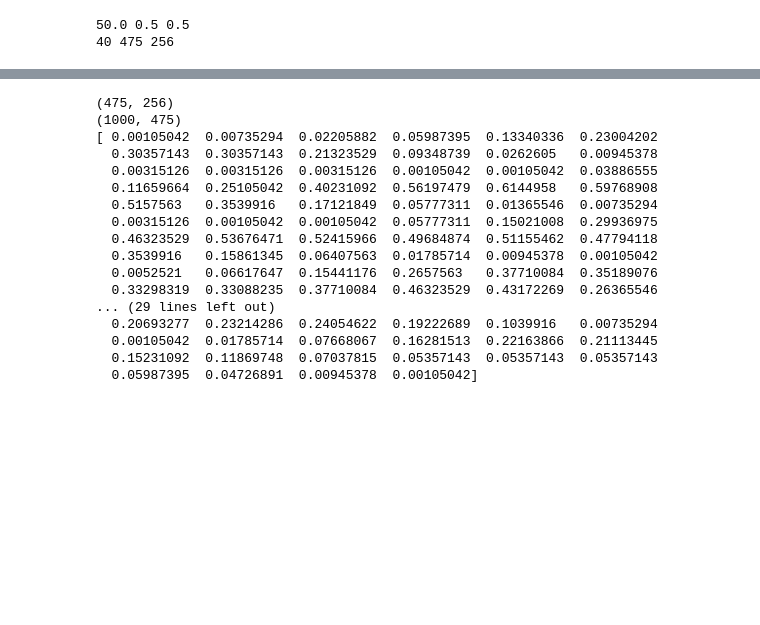
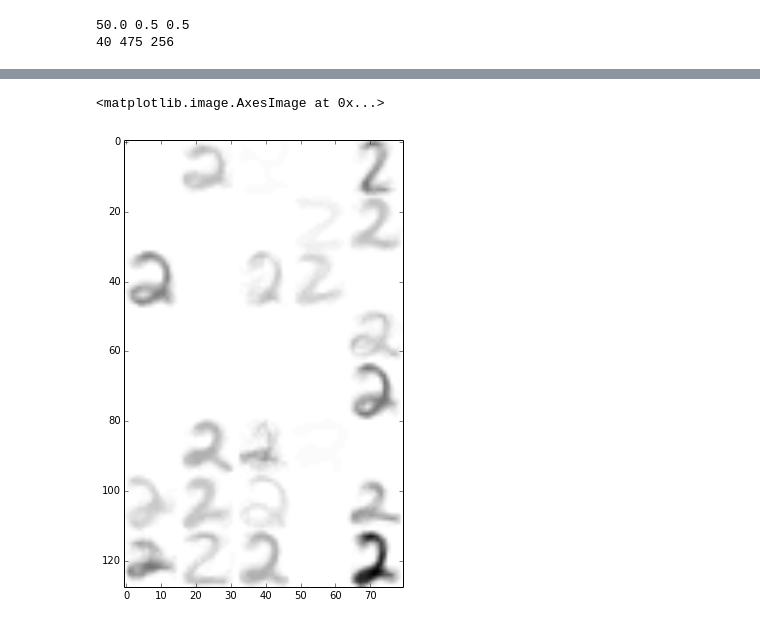
Before and after one commit to stephentu/mcmc-sandbox, a Jupyter notebook: gibbs/gibbs-beta-bernoulli.ipynb, the cells around one changed output, grey strips where cells are left out. Saved outputs shown, nothing was run; the diff lists cells and outputs as text; code cells hidden in the pictures; blank space fills up the shorter version.

Commit message:
WIP: digit clusters are now plotted

```diff
--- a/gibbs/gibbs-beta-bernoulli.ipynb
+++ b/gibbs/gibbs-beta-bernoulli.ipynb
@@ -424,28 +424,2 @@ gibbs_beta_bernoulli(usps_Y, usps_K, usps_alpha, usps_beta, usps_gamma, usps_tim
 # %%
 usps_chain = gibbs_beta_bernoulli(usps_Y, usps_K, usps_alpha, usps_beta, usps_gamma, usps_niters)
-# %%
-
-print usps_Y.shape
-print usps_chain.shape
-
-def posterior_thetas(Y, beta, gamma):
-    N, D = Y.shape
-    return (beta + Y.sum(axis=0)) / (beta + gamma + N)
-# %% [output]
-(475, 256)
-(1000, 475)
-[ 0.00105042  0.00735294  0.02205882  0.05987395  0.13340336  0.23004202
-  0.30357143  0.30357143  0.21323529  0.09348739  0.0262605   0.00945378
-  0.00315126  0.00315126  0.00315126  0.00105042  0.00105042  0.03886555
-  0.11659664  0.25105042  0.40231092  0.56197479  0.6144958   0.59768908
-  0.5157563   0.3539916   0.17121849  0.05777311  0.01365546  0.00735294
-  0.00315126  0.00105042  0.00105042  0.05777311  0.15021008  0.29936975
-  0.46323529  0.53676471  0.52415966  0.49684874  0.51155462  0.47794118
-  0.3539916   0.15861345  0.06407563  0.01785714  0.00945378  0.00105042
-  0.0052521   0.06617647  0.15441176  0.2657563   0.37710084  0.35189076
-  0.33298319  0.33088235  0.37710084  0.46323529  0.43172269  0.26365546
-... (29 lines left out)
-  0.20693277  0.23214286  0.24054622  0.19222689  0.1039916   0.00735294
-  0.00105042  0.01785714  0.07668067  0.16281513  0.22163866  0.21113445
-  0.15231092  0.11869748  0.07037815  0.05357143  0.05357143  0.05357143
-  0.05987395  0.04726891  0.00945378  0.00105042]
@@ -452,3 +438,15 @@ def posterior_thetas(Y, beta, gamma):
+# %%
+digits_per_row = 5
+assert not (pt.shape[0] % digits_per_row)
+img = np.vstack([
+    np.hstack([
+        p.reshape((16, 16)) for p in pt[i:(i+digits_per_row)]])
+    for i in xrange(0, pt.shape[0], digits_per_row)])
+plt.rcParams['figure.figsize'] = (10.0, 8.0)
+plt.imshow(img, cmap=plt.cm.binary)
+# %% [output]
+<matplotlib.image.AxesImage at 0x...>
+[figure, added]
 # %%
 from IPython import parallel
 clients = parallel.Client()
```
Also changed, not shown: parts of 8 cells of this notebook.
